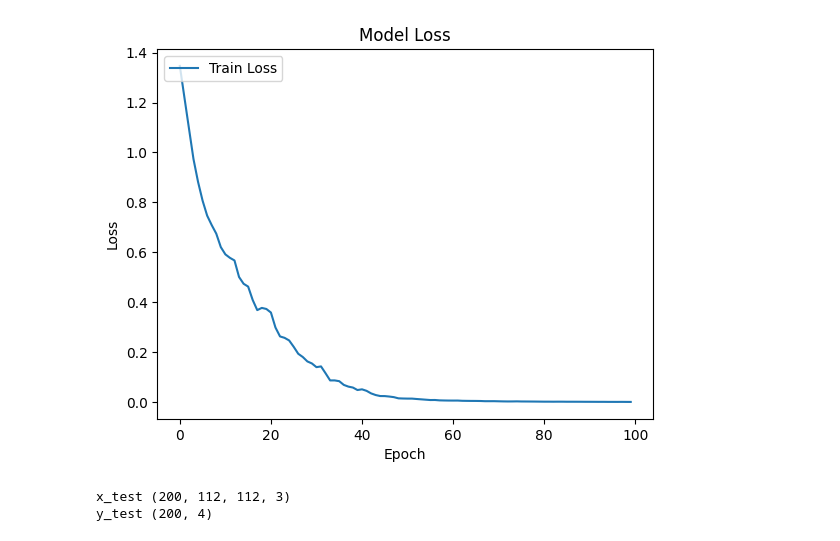
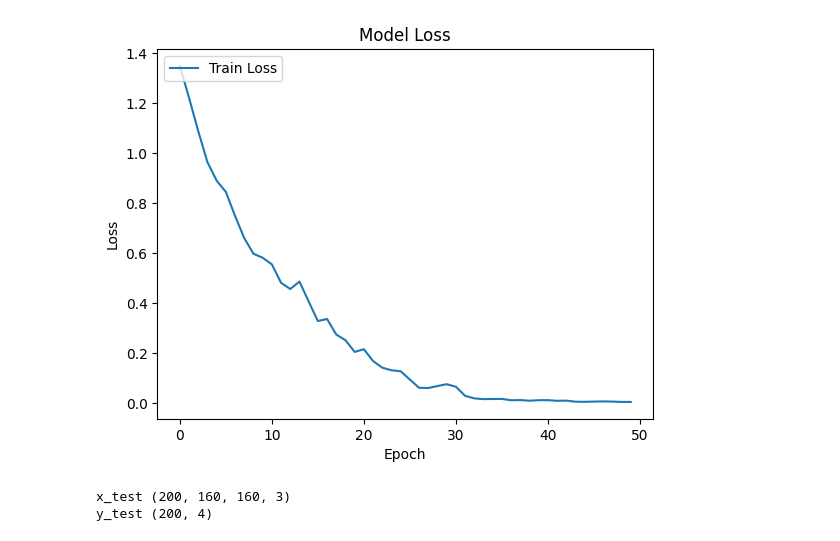
Before and after one commit to Panthonf/Classification-CNN-Burger-Dimsum-Ramen-Sushi-, a Jupyter notebook: CNN Classification .ipynb, the cells around one changed output. Cells and saved outputs as stored; diff of their text form; code cells hidden in the pictures.

```diff
--- a/CNN Classification .ipynb
+++ b/CNN Classification .ipynb
@@ -62,7 +67,7 @@ Non-trainable params: 0
 _________________________________________________________________
 # %%
 N = 1600
-x_train = np.zeros((N, 112, 112, 3), 'float')
+x_train = np.zeros((N, shape, shape, 3), 'float')
 y_train = np.zeros((N), 'float')
 
 count = 0
@@ -71,7 +76,7 @@ for i, class_label in enumerate(class_labels):
     image_files = sorted(os.listdir(os.path.join("Dataset/train", class_label)))
     for image_file in image_files:
         im = cv2.imread(os.path.join("Dataset/train", class_label, image_file))
-        im = cv2.resize(im, (112, 112))
+        im = cv2.resize(im, (shape, shape))
         x_train[count, :, :, :] = im / 255.
         y_train[count] = i
         count += 1
@@ -81,7 +86,7 @@ print('x_train', x_train.shape)
 print('y_train', y_train.shape)
 
 N2 = 200
-x_valid = np.zeros((N2, 112, 112, 3), 'float')
+x_valid = np.zeros((N2, shape, shape, 3), 'float')
 y_valid = np.zeros((N2), 'float')
 
 count2 = 0
@@ -90,7 +95,7 @@ for j, class_label in enumerate(class_labels):
     image_files = sorted(os.listdir(os.path.join("Dataset/val", class_label)))
     for image_file in image_files:
         im = cv2.imread(os.path.join("Dataset/val", class_label, image_file))
-        im = cv2.resize(im, (112, 112))
+        im = cv2.resize(im, (shape, shape))
         x_valid[count2, :, :, :] = im / 255.
         y_valid[count2] = j
         count2 += 1
@@ -106,5 +111,5 @@ y_valid (200, 4)
 # %%
 # Train Model
 h = model.fit(x_train, y_train, validation_data=(
-    x_valid, y_valid), epochs=100, batch_size=64, verbose=1)
+    x_valid, y_valid), epochs=50, batch_size=64, verbose=1)
 # %% [output]
@@ -137,17 +142,17 @@ plt.show()
 # %%
 plt.plot(h.history['loss'])
 plt.title('Model Loss')
 plt.ylabel('Loss')
 plt.xlabel('Epoch')
 plt.legend(['Train Loss'], loc='upper left')
 plt.show()
 
-# model.save('my_model.h5')
+model.save('my_model.h5')
 # %% [output]
-[figure, old version]
+[figure, new version]
 # %%
 N = 200
-x_test = np.zeros((N, 112, 112, 3), 'float')
+x_test = np.zeros((N, shape, shape, 3), 'float')
 y_test = np.zeros((N), 'float')
 
 count = 0
@@ -156,7 +161,7 @@ for i, class_label in enumerate(class_labels):
     image_files = sorted(os.listdir(os.path.join("Dataset/test", class_label)))
     for image_file in image_files:
         im = cv2.imread(os.path.join("Dataset/test", class_label, image_file), cv2.IMREAD_COLOR)
-        im = cv2.resize(im, (112, 112))
+        im = cv2.resize(im, (shape, shape))
         x_test[count] = im / 255.
         y_test[count] = i
         count += 1
@@ -165,7 +170,7 @@ y_test = to_categorical(y_test)
 print('x_test', x_test.shape)
 print('y_test', y_test.shape)
 # %% [output]
-x_test (200, 112, 112, 3)
+x_test (200, 160, 160, 3)
 y_test (200, 4)
 # %%
 # Make predictions on the test data
```
Also changed, not shown: parts of 8 cells of this notebook, 5 other files.
